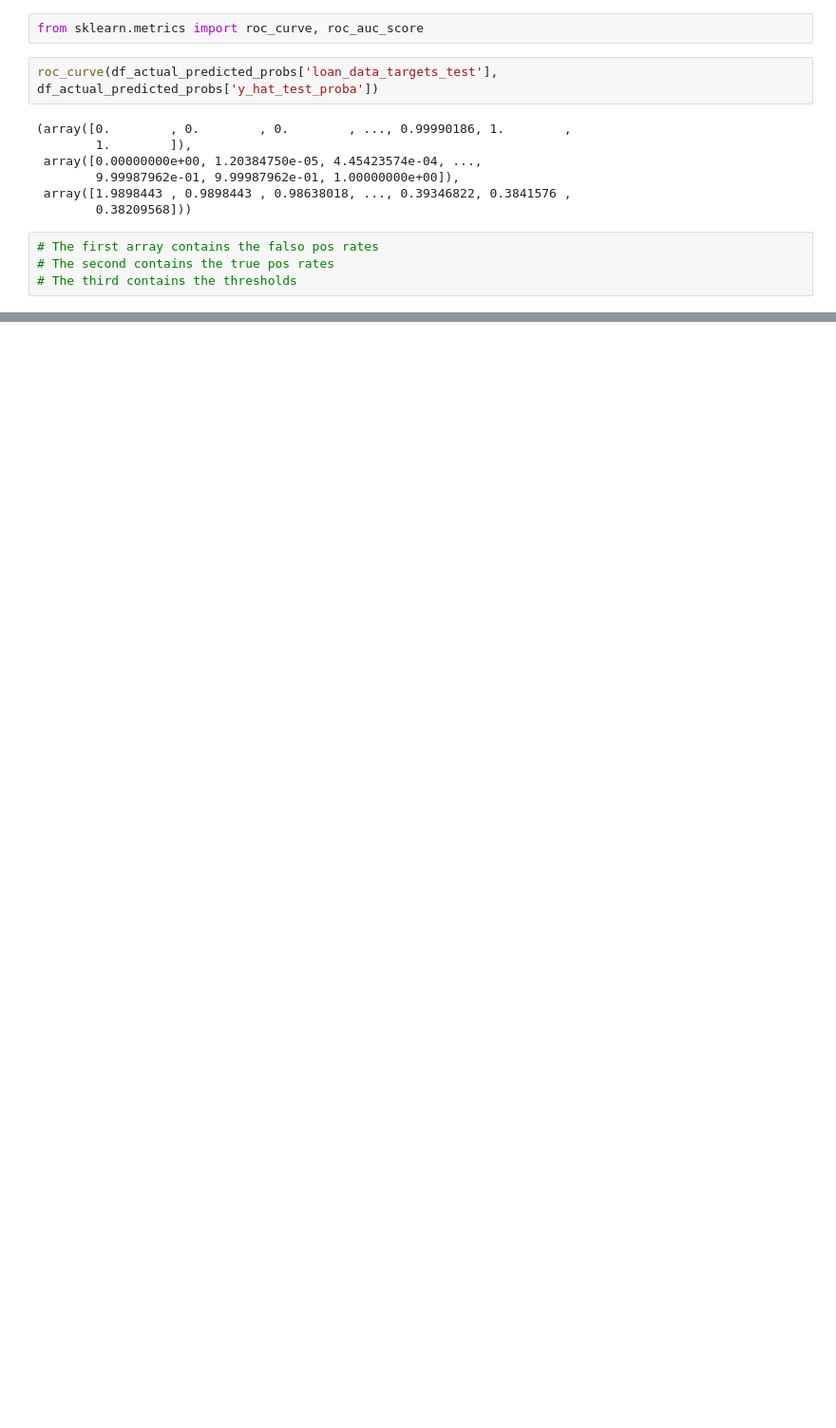
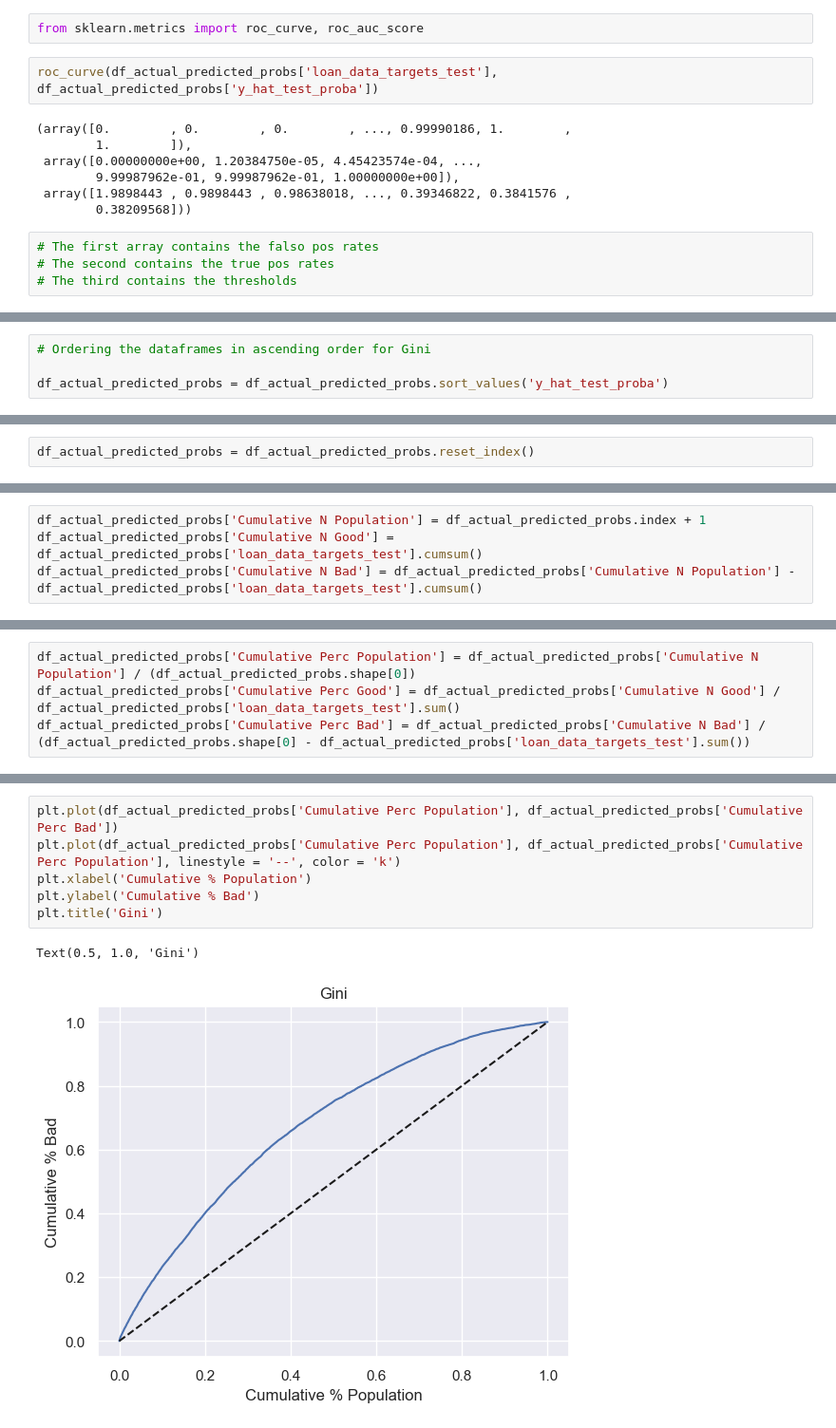
Before and after one commit to shruti-sriniv/Cred-Risk, a Jupyter notebook: PD-Model.ipynb, the cells around one changed output, grey strips where cells are left out. Shown at 95% size. Drawn from its saved outputs; the diff is of its cells as text; blank space fills up the shorter version.

Commit message:
Gini and KS

```diff
--- a/PD-Model.ipynb
+++ b/PD-Model.ipynb
@@ -965,0 +976,4 @@ AUROC
+# %%
+# Ordering the dataframes in ascending order for Gini
+
+df_actual_predicted_probs = df_actual_predicted_probs.sort_values('y_hat_test_proba')
@@ -965,0 +998,2 @@ AUROC
+# %%
+df_actual_predicted_probs = df_actual_predicted_probs.reset_index()
@@ -965,0 +1009,4 @@ AUROC
+# %%
+df_actual_predicted_probs['Cumulative N Population'] = df_actual_predicted_probs.index + 1
+df_actual_predicted_probs['Cumulative N Good'] = df_actual_predicted_probs['loan_data_targets_test'].cumsum()
+df_actual_predicted_probs['Cumulative N Bad'] = df_actual_predicted_probs['Cumulative N Population'] - df_actual_predicted_probs['loan_data_targets_test'].cumsum()
@@ -965,0 +1022,4 @@ AUROC
+# %%
+df_actual_predicted_probs['Cumulative Perc Population'] = df_actual_predicted_probs['Cumulative N Population'] / (df_actual_predicted_probs.shape[0])
+df_actual_predicted_probs['Cumulative Perc Good'] = df_actual_predicted_probs['Cumulative N Good'] / df_actual_predicted_probs['loan_data_targets_test'].sum()
+df_actual_predicted_probs['Cumulative Perc Bad'] = df_actual_predicted_probs['Cumulative N Bad'] / (df_actual_predicted_probs.shape[0] - df_actual_predicted_probs['loan_data_targets_test'].sum())
@@ -965,0 +1044,9 @@ AUROC
+# %%
+plt.plot(df_actual_predicted_probs['Cumulative Perc Population'], df_actual_predicted_probs['Cumulative Perc Bad'])
+plt.plot(df_actual_predicted_probs['Cumulative Perc Population'], df_actual_predicted_probs['Cumulative Perc Population'], linestyle = '--', color = 'k')
+plt.xlabel('Cumulative % Population')
+plt.ylabel('Cumulative % Bad')
+plt.title('Gini')
+# %% [output]
+Text(0.5, 1.0, 'Gini')
+[figure, added]
```
Also changed, not shown: parts of 27 cells of this notebook.
